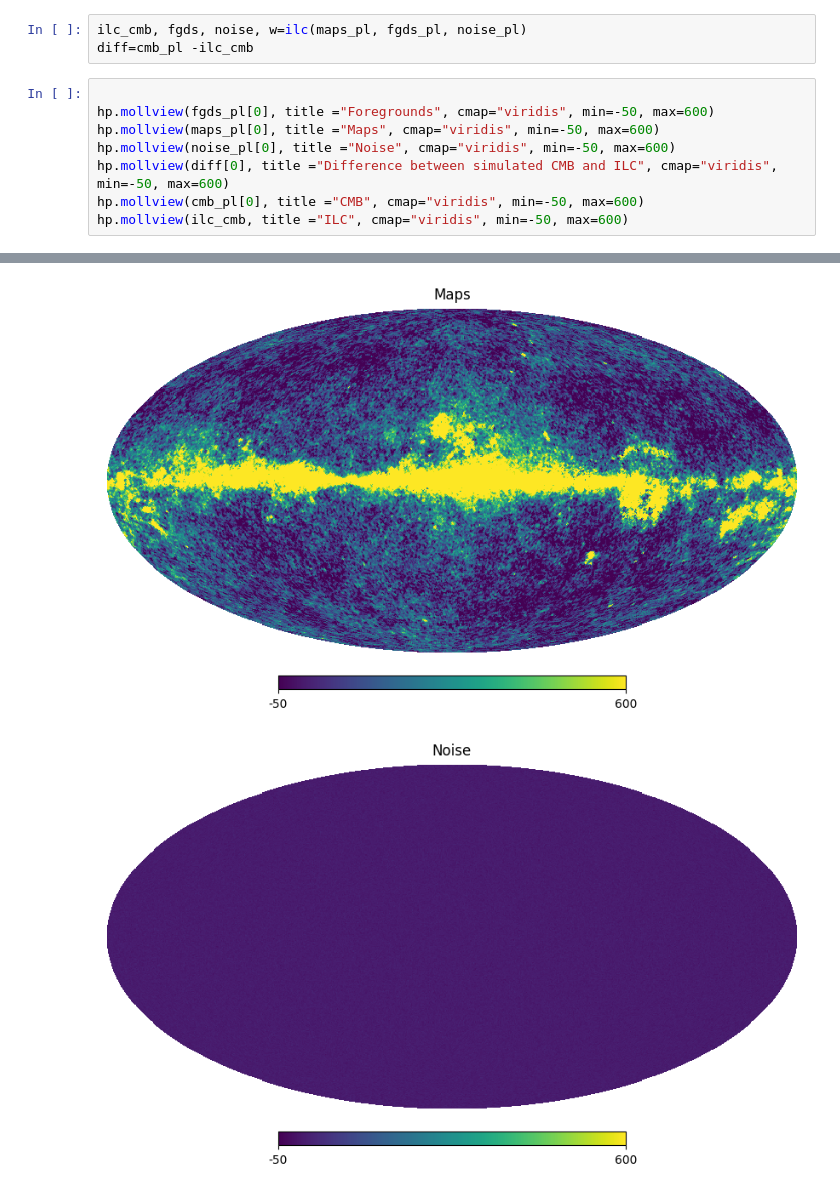
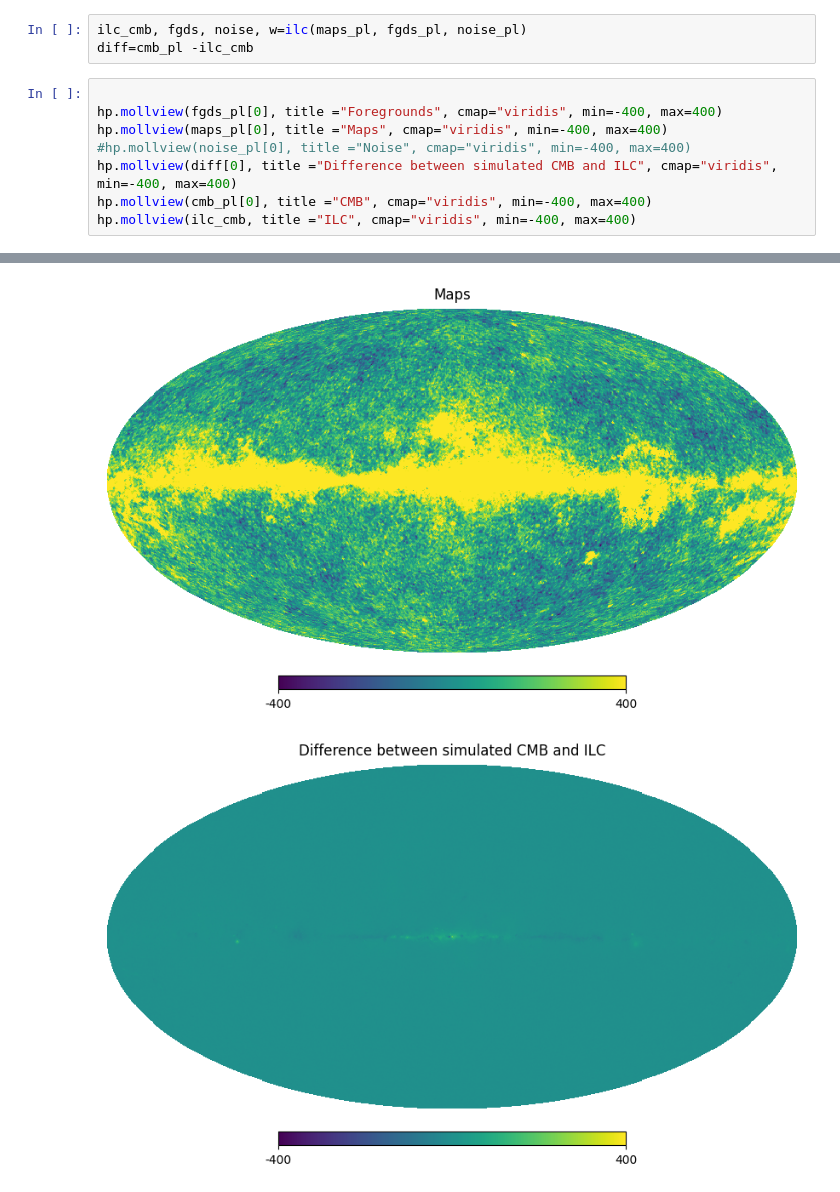
Before and after one commit to urwa99/Internship_Rome, a Jupyter notebook: ILC.ipynb, the cells around one changed output, grey strips where cells are left out. Cells and saved outputs as stored; diff of their text form.

```diff
--- a/ILC.ipynb
+++ b/ILC.ipynb
@@ -98,10 +98,10 @@ ilc_cmb, fgds, noise, w=ilc(maps_pl, fgds_pl, noise_pl)
 diff=cmb_pl -ilc_cmb
 # %%
 
-hp.mollview(fgds_pl[0], title ="Foregrounds", cmap="viridis", min=-50, max=600)
-hp.mollview(maps_pl[0], title ="Maps", cmap="viridis", min=-50, max=600)
-hp.mollview(noise_pl[0], title ="Noise", cmap="viridis", min=-50, max=600)
-hp.mollview(diff[0], title ="Difference between simulated CMB and ILC", cmap="viridis", min=-50, max=600)
-hp.mollview(cmb_pl[0], title ="CMB", cmap="viridis", min=-50, max=600)
-hp.mollview(ilc_cmb, title ="ILC", cmap="viridis", min=-50, max=600)
+hp.mollview(fgds_pl[0], title ="Foregrounds", cmap="viridis", min=-400, max=400)
+hp.mollview(maps_pl[0], title ="Maps", cmap="viridis", min=-400, max=400)
+#hp.mollview(noise_pl[0], title ="Noise", cmap="viridis", min=-400, max=400)
+hp.mollview(diff[0], title ="Difference between simulated CMB and ILC", cmap="viridis", min=-400, max=400)
+hp.mollview(cmb_pl[0], title ="CMB", cmap="viridis", min=-400, max=400)
+hp.mollview(ilc_cmb, title ="ILC", cmap="viridis", min=-400, max=400)
 # %% [output]
@@ -109,2 +109,2 @@ hp.mollview(ilc_cmb, title ="ILC", cmap="viridis", min=-50, max=600)
-[figure, old version]
+[figure, new version]
-[figure, old version]
+[figure, new version]
```
Also changed, not shown: parts of 1 cell of this notebook.
